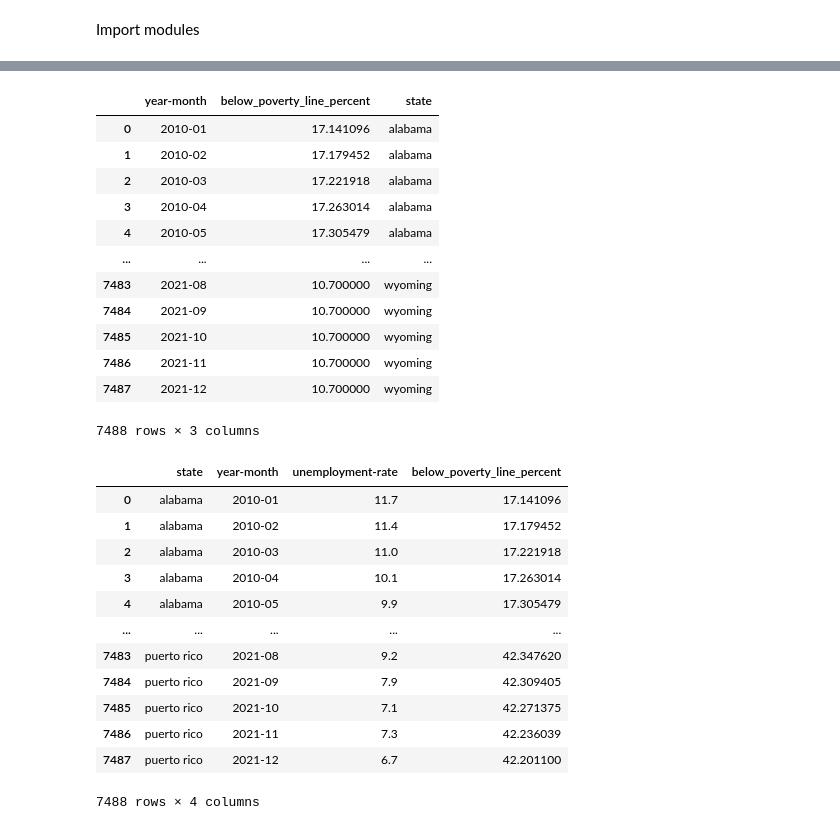
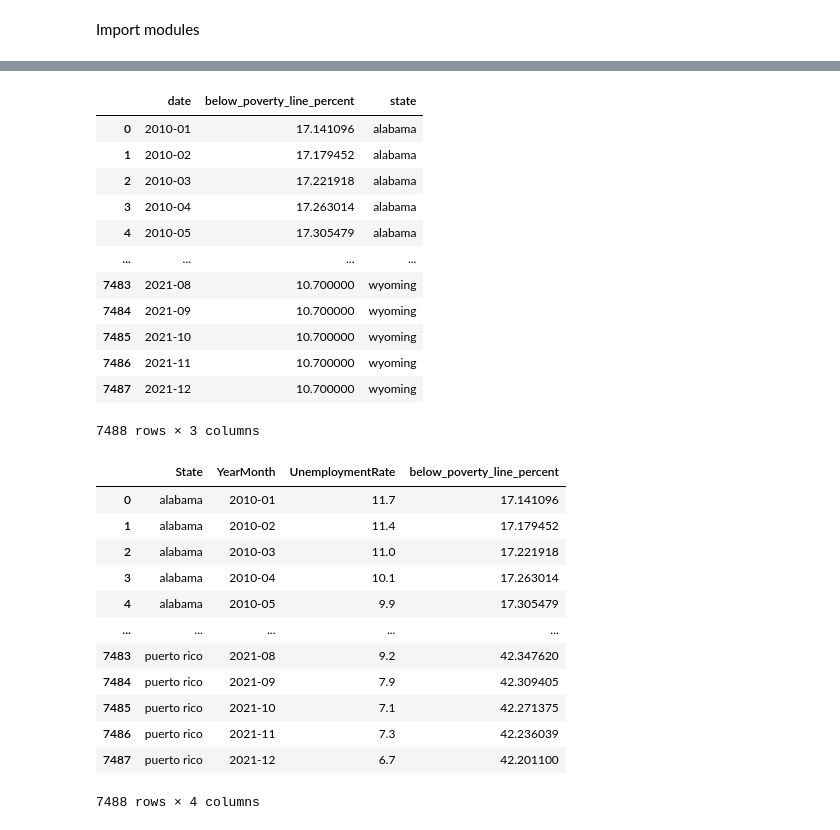
Before and after one commit to SAT-Enjoyers/citadel-datathon, a Jupyter notebook: eda/analyse_meat_poverty.ipynb, the cells around one changed output, grey strips where cells are left out. Drawn from its saved outputs; the diff is of its cells as text; code cells hidden in the pictures.

```diff
--- a/eda/analyse_meat_poverty.ipynb
+++ b/eda/analyse_meat_poverty.ipynb
@@ -45,0 +36,4 @@ unemployment_df
+# %%
+UNEMPLOYMENT_DATASET = '../udataset/unemployment_by_state.csv'
+unemployment_df = pd.read_csv(UNEMPLOYMENT_DATASET)
+unemployment_df
@@ -46,11 +54,11 @@ unemployment_df
 # %%
 POVERTYDATA ='../udataset/wealth_data_interpolated.csv'
 poverty_df = pd.read_csv(POVERTYDATA)
+
 poverty_df['date'] = poverty_df['date'].str.slice(0, 7)
-poverty_df = poverty_df.rename(columns = {'date': 'year-month'})
 poverty_df
 # %% [output]
-|  | year-month | below_poverty_line_percent | state |
+|  | date | below_poverty_line_percent | state |
 | 0 | 2010-01 | 17.141096 | alabama |
 | 1 | 2010-02 | 17.179452 | alabama |
 | 2 | 2010-03 | 17.221918 | alabama |
@@ -64,10 +72,14 @@ poverty_df
 | 7487 | 2021-12 | 10.700000 | wyoming |
 7488 rows × 3 columns
 # %%
-unemployment_df = pd.merge(unemployment_df, poverty_df, on=['year-month', 'state'])
+unemployment_df = pd.merge(unemployment_df, poverty_df,
+                           left_on=['YearMonth', 'State'],
+                           right_on=['date', 'state'])
+
+unemployment_df = unemployment_df[['State', 'YearMonth', 'UnemploymentRate', 'below_poverty_line_percent']]
 unemployment_df
 # %% [output]
-|  | state | year-month | unemployment-rate | below_poverty_line_percent |
+|  | State | YearMonth | UnemploymentRate | below_poverty_line_percent |
 | 0 | alabama | 2010-01 | 11.7 | 17.141096 |
 | 1 | alabama | 2010-02 | 11.4 | 17.179452 |
 | 2 | alabama | 2010-03 | 11.0 | 17.221918 |
```
Also changed, not shown: parts of 18 cells of this notebook.
